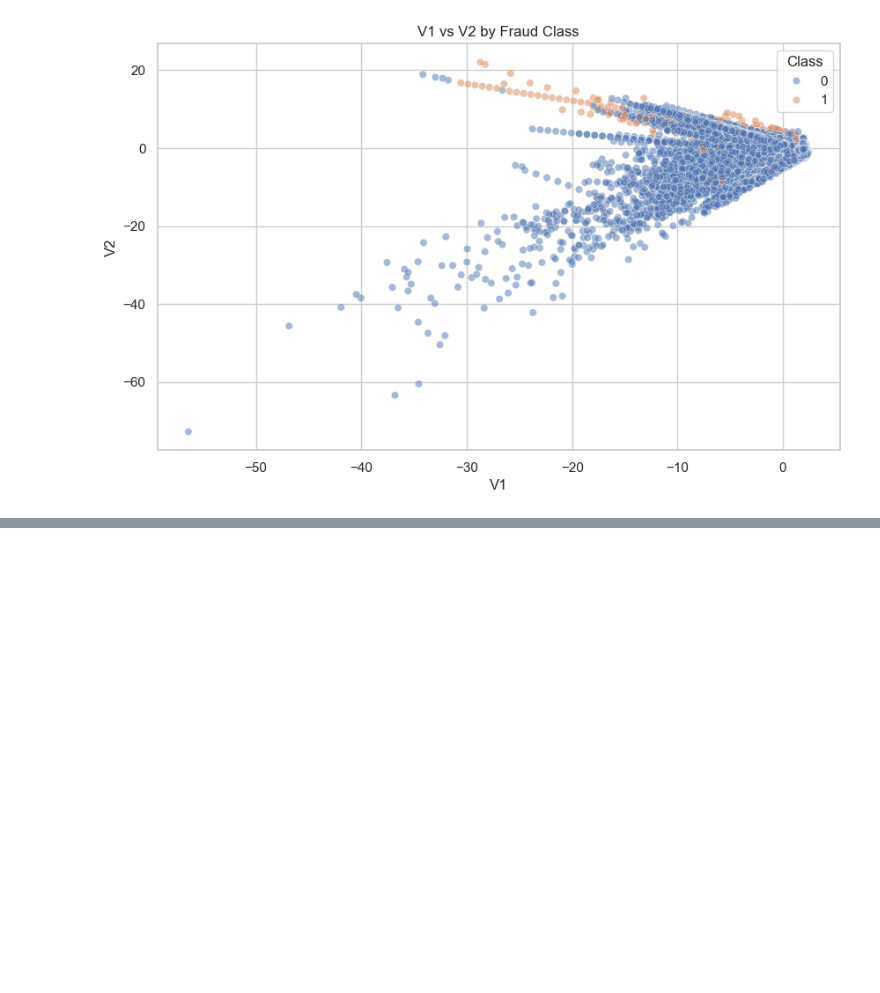
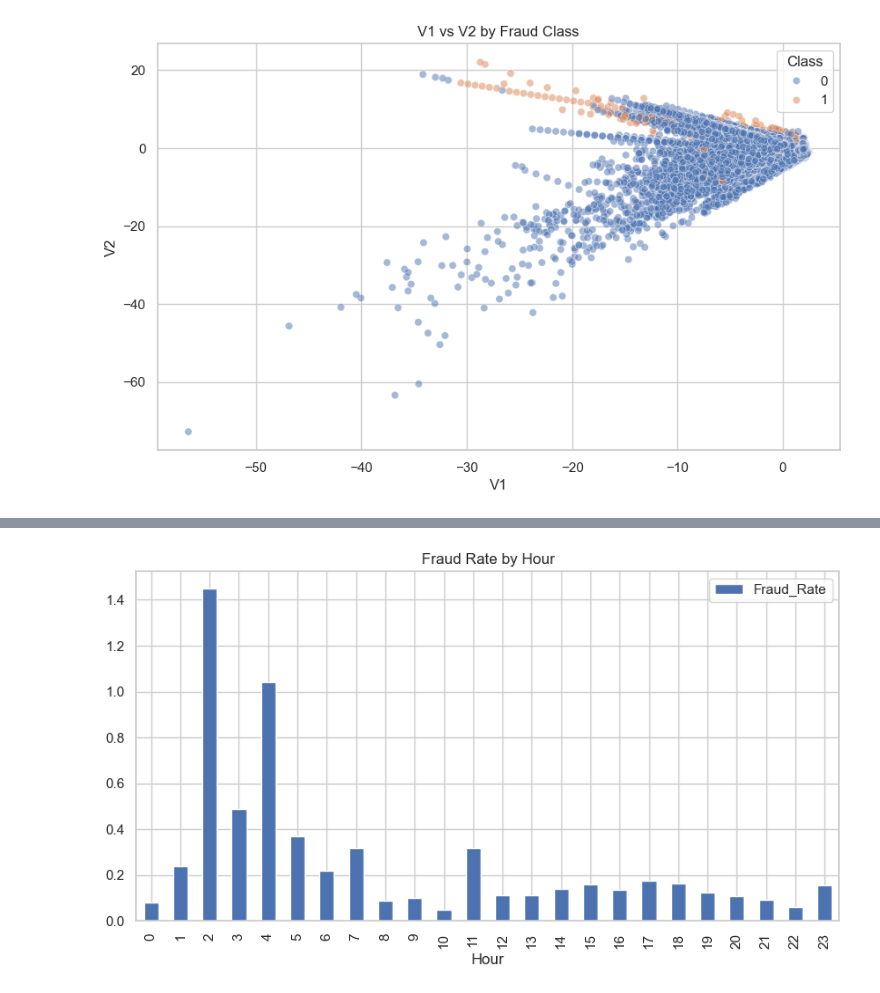
Before and after one commit to Yvonneamg/Credit_Card_Fraud_Detection, a Jupyter notebook: fraud_detection_final.ipynb, the cells around one changed output, grey strips where cells are left out. Saved outputs shown, nothing was run; the diff lists cells and outputs as text; code cells hidden in the pictures; blank space fills up the shorter version.

Commit message:
Adding SQlite queries

```diff
--- a/fraud_detection_final.ipynb
+++ b/fraud_detection_final.ipynb
@@ -478,0 +490,9 @@ plt.show()
+# %%
+conn = sqlite3.connect(":memory:")
+
+df.to_sql(
+    "transactions",
+    conn,
+    index=False,
+    if_exists="replace"
+)
@@ -478,0 +581,15 @@ plt.show()
+# %%
+query_q2_hourly = """
+SELECT
+    CAST(strftime('%H', time, 'unixepoch') AS INTEGER) AS Hour,
+    COUNT(*) AS Transactions,
+    SUM(Class) AS Fraud_Count,
+    AVG(Class) * 100 AS Fraud_Rate
+FROM transactions
+GROUP BY Hour
+ORDER BY Hour;
+"""
+
+q2_hourly = pd.read_sql_query(query_q2_hourly, conn)
+
+q2_hourly
@@ -478,0 +614,10 @@ plt.show()
+# %%
+q2_hourly.plot(
+    x="Hour",
+    y="Fraud_Rate",
+    kind="bar",
+    figsize=(10, 5),
+    title="Fraud Rate by Hour"
+);
+# %% [output]
+[figure, added]
```
Also changed, not shown: parts of 9 cells of this notebook.
